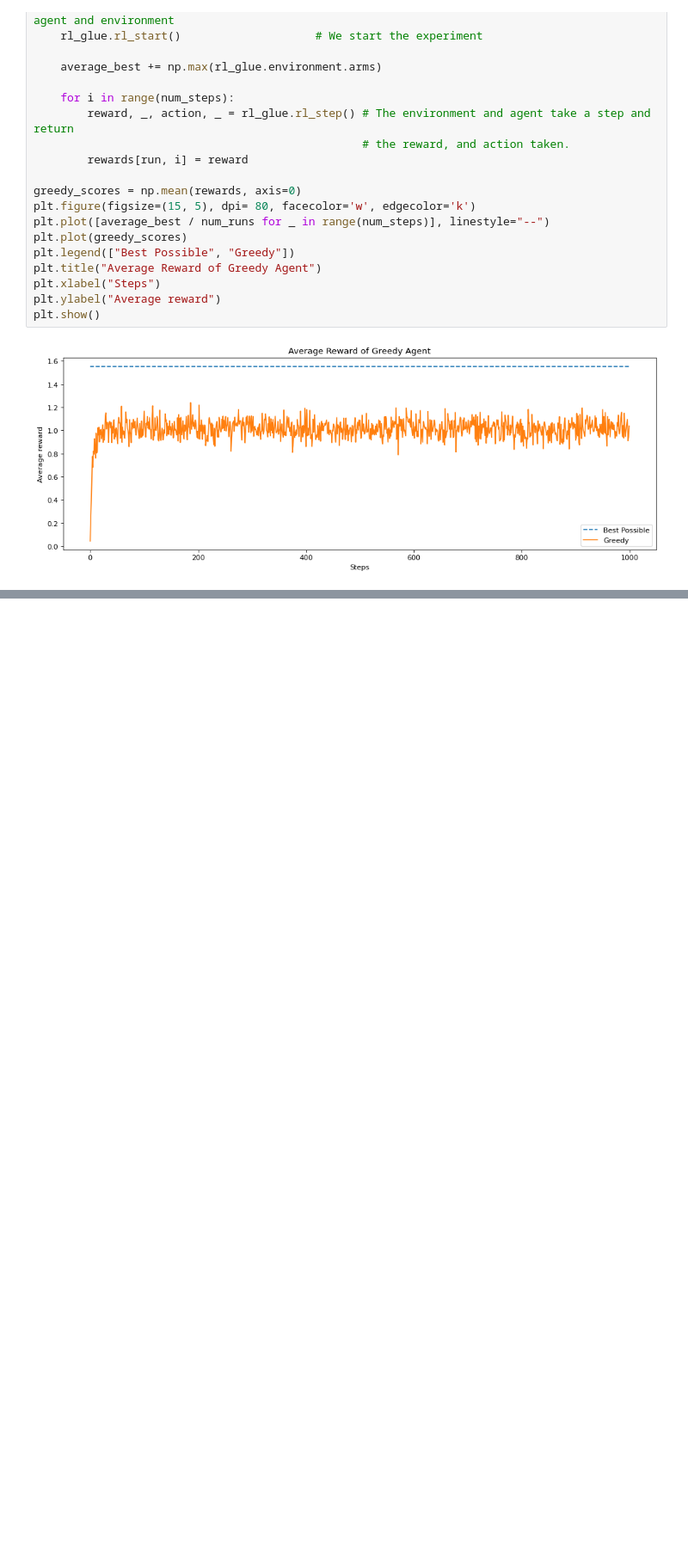
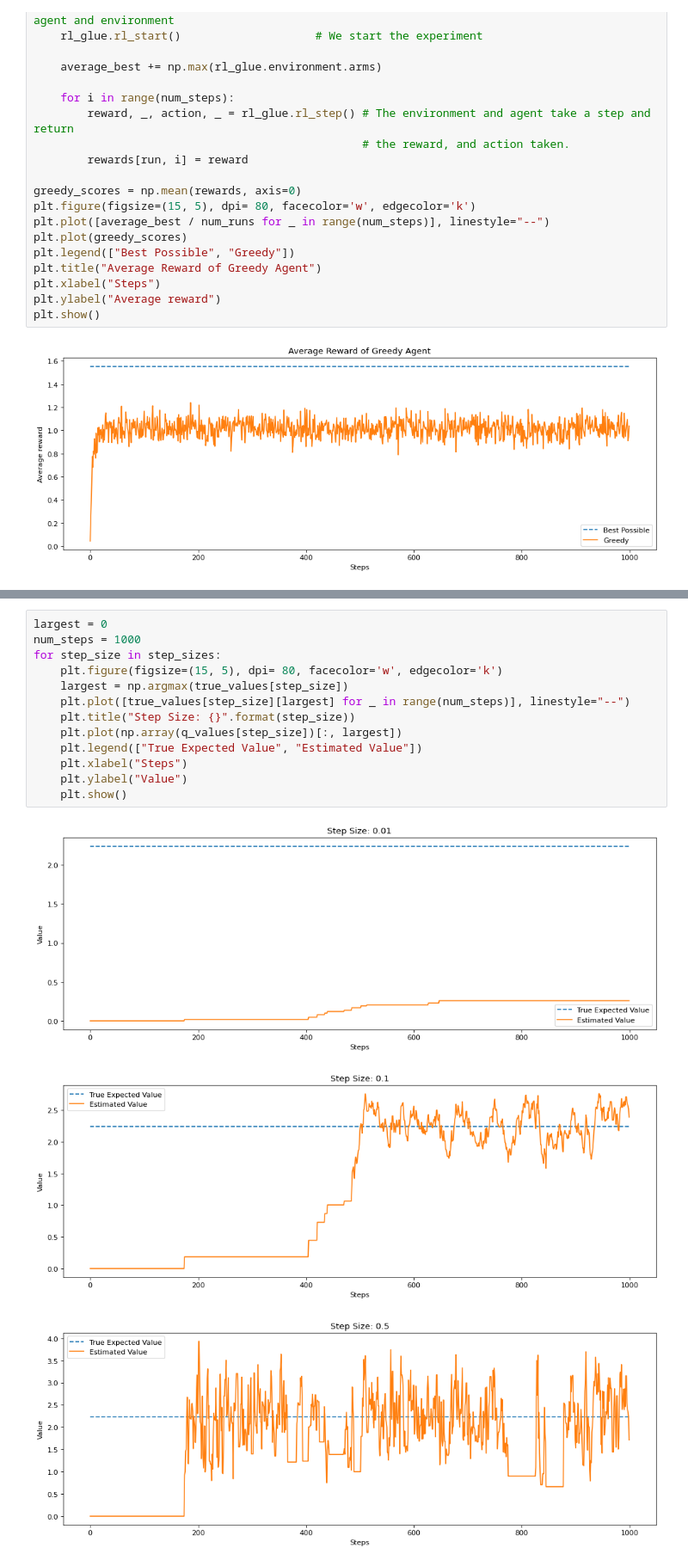
Before and after one commit to dnlam/fastblog, a Jupyter notebook: _notebooks/2022-03-16-Bandits_Exploration_Exploitation.ipynb, the cells around one changed output, grey strips where cells are left out. Shown: that part at 86% size. Cells and saved outputs as stored; diff of their text form; blank space fills up the shorter version.

```diff
--- a/_notebooks/2022-03-16-Bandits_Exploration_Exploitation.ipynb
+++ b/_notebooks/2022-03-16-Bandits_Exploration_Exploitation.ipynb
@@ -643,0 +886,17 @@ plt.show()
+# %%
+largest = 0
+num_steps = 1000
+for step_size in step_sizes:
+    plt.figure(figsize=(15, 5), dpi= 80, facecolor='w', edgecolor='k')
+    largest = np.argmax(true_values[step_size])
+    plt.plot([true_values[step_size][largest] for _ in range(num_steps)], linestyle="--")
+    plt.title("Step Size: {}".format(step_size))
+    plt.plot(np.array(q_values[step_size])[:, largest])
+    plt.legend(["True Expected Value", "Estimated Value"])
+    plt.xlabel("Steps")
+    plt.ylabel("Value")
+    plt.show()
+# %% [output]
+[figure, added]
+[figure, added]
+[figure, added]
```
Also changed, not shown: parts of 18 cells of this notebook.
